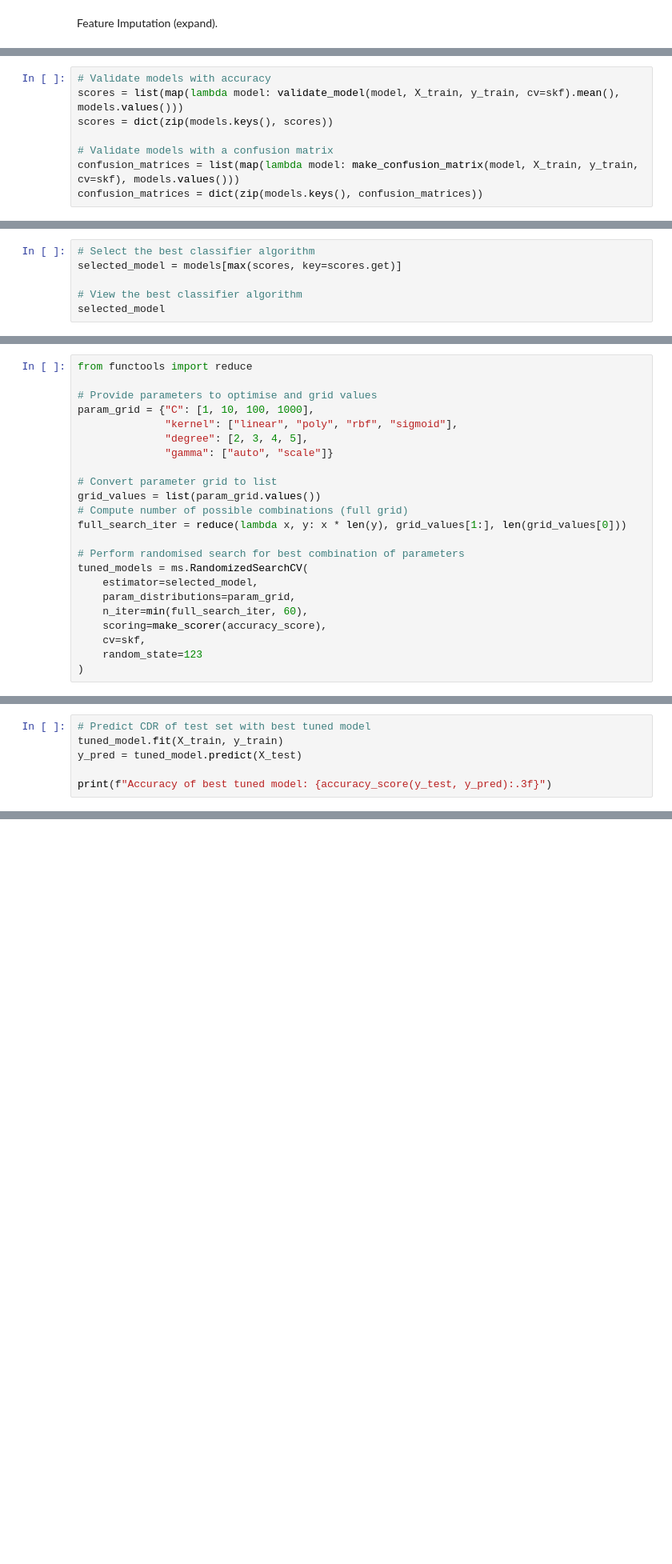
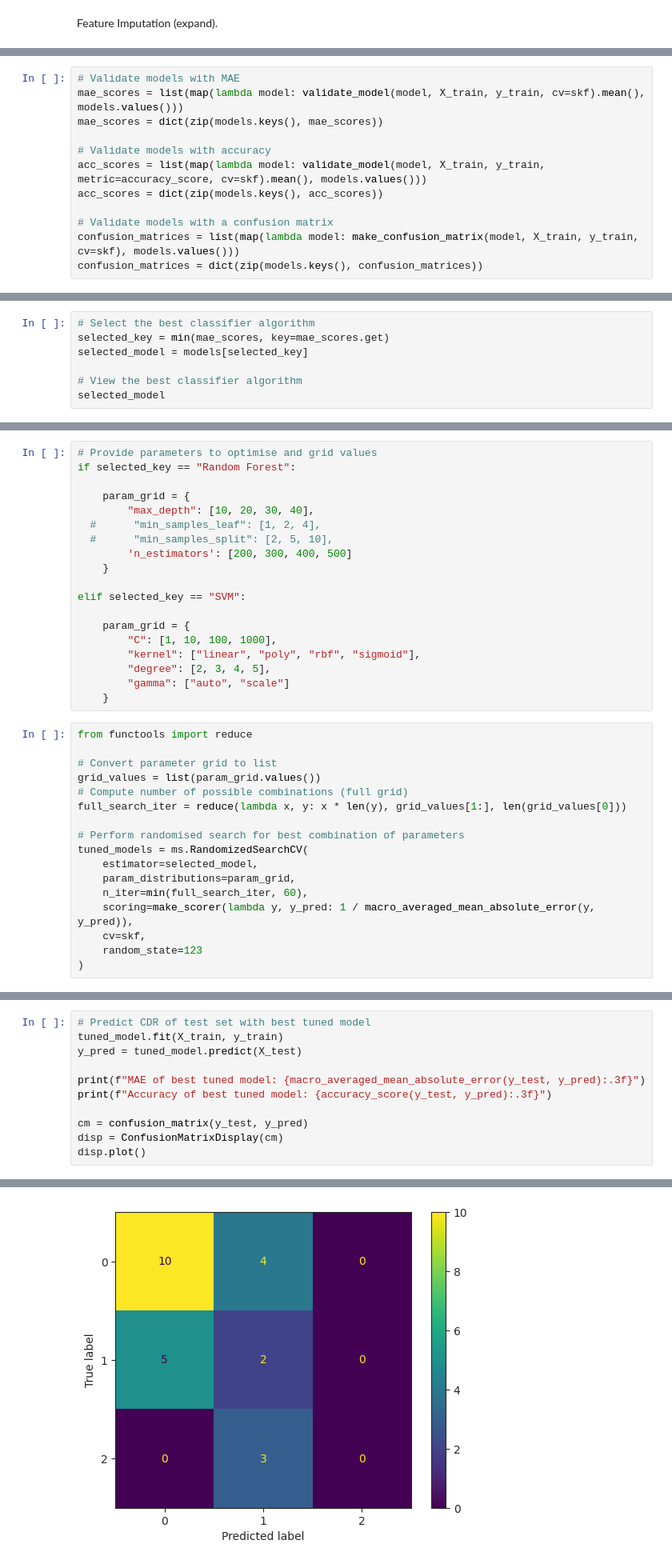
Before and after one commit to RiboRings/AlzheimerPrediction, a Jupyter notebook: learning-about-ad.ipynb, the cells around one changed output, grey strips where cells are left out. Shown at 80% size. Drawn from its saved outputs; the diff is of its cells as text; blank space fills up the shorter version.

```diff
--- a/learning-about-ad.ipynb
+++ b/learning-about-ad.ipynb
@@ -335,9 +411,13 @@ models["K-Neighbours"] = KNeighborsClassifier()
 ### Add new models here ###
 # models["name"] = model()
 # %%
+# Validate models with MAE
+mae_scores = list(map(lambda model: validate_model(model, X_train, y_train, cv=skf).mean(), models.values()))
+mae_scores = dict(zip(models.keys(), mae_scores))
+
 # Validate models with accuracy
-scores = list(map(lambda model: validate_model(model, X_train, y_train, cv=skf).mean(), models.values()))
-scores = dict(zip(models.keys(), scores))
+acc_scores = list(map(lambda model: validate_model(model, X_train, y_train, metric=accuracy_score, cv=skf).mean(), models.values()))
+acc_scores = dict(zip(models.keys(), acc_scores))
 
 # Validate models with a confusion matrix
 confusion_matrices = list(map(lambda model: make_confusion_matrix(model, X_train, y_train, cv=skf), models.values()))
@@ -381,7 +462,8 @@ Accuracy of K-Neighbours: 0.559
 _How can we optimise the selected model to improve performance?_ The answer to this question lies in **hyperparameter tuning**. Here, the goal consists in finding the combination of values for the model hyperparameters in order to achieve the best possible performance. This is usually done with a grid search, which can be either full or randomised. The former searches over the full grid for the actual best combination, whereas the latter only searches over a random subset of the grid. Randomised grid search reduces the computational demand while still providing a nearly optimal combination of values, for which reason it is applied below.
 # %%
 # Select the best classifier algorithm
-selected_model = models[max(scores, key=scores.get)]
+selected_key = min(mae_scores, key=mae_scores.get)
+selected_model = models[selected_key]
 
 # View the best classifier algorithm
 selected_model
@@ -390,11 +472,24 @@ SVC(random_state=123)
+# %%
+# Provide parameters to optimise and grid values
+if selected_key == "Random Forest":
+
+    param_grid = {
+        "max_depth": [10, 20, 30, 40],
+  #      "min_samples_leaf": [1, 2, 4],
+  #      "min_samples_split": [2, 5, 10],
+        'n_estimators': [200, 300, 400, 500]
+    }
+
+elif selected_key == "SVM":
+
+    param_grid = {
+        "C": [1, 10, 100, 1000],
+        "kernel": ["linear", "poly", "rbf", "sigmoid"],
+        "degree": [2, 3, 4, 5],
+        "gamma": ["auto", "scale"]
+    }
 # %%
 from functools import reduce
-
-# Provide parameters to optimise and grid values
-param_grid = {"C": [1, 10, 100, 1000],
-              "kernel": ["linear", "poly", "rbf", "sigmoid"],
-              "degree": [2, 3, 4, 5],
-              "gamma": ["auto", "scale"]}
 
 # Convert parameter grid to list
 grid_values = list(param_grid.values())
@@ -406,7 +501,7 @@ tuned_models = ms.RandomizedSearchCV(
     estimator=selected_model,
     param_distributions=param_grid,
     n_iter=min(full_search_iter, 60),
-    scoring=make_scorer(accuracy_score),
+    scoring=make_scorer(lambda y, y_pred: 1 / macro_averaged_mean_absolute_error(y, y_pred)),
     cv=skf,
     random_state=123
 )
@@ -430,5 +525,10 @@ After selecting and tuning the best model, it is finally time to test its perfor
 tuned_model.fit(X_train, y_train)
 y_pred = tuned_model.predict(X_test)
 
+print(f"MAE of best tuned model: {macro_averaged_mean_absolute_error(y_test, y_pred):.3f}")
 print(f"Accuracy of best tuned model: {accuracy_score(y_test, y_pred):.3f}")
+
+cm = confusion_matrix(y_test, y_pred)
+disp = ConfusionMatrixDisplay(cm)
+disp.plot()
 # %% [output]
@@ -435,0 +538 @@ Accuracy of best tuned model: 0.458
+[figure, added]
```
Also changed, not shown: parts of 25 cells of this notebook.
